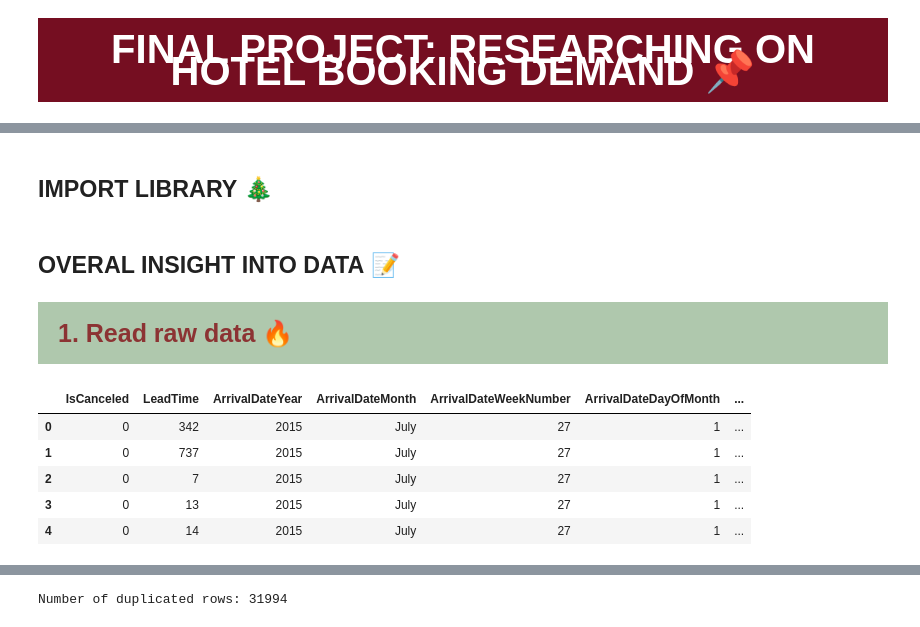
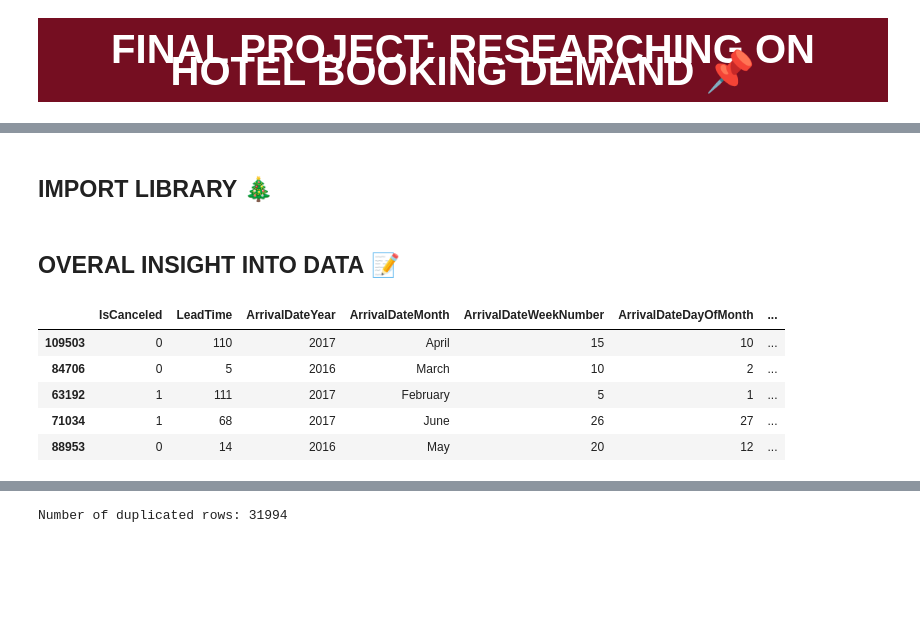
Before and after one commit to danghuynh-bit/LTKHDL_hotekbookingdemand, a Jupyter notebook: 02_Preprocessing.ipynb, the cells around one changed output, grey strips where cells are left out. Cells and saved outputs as stored; diff of their text form; code cells hidden in the pictures; blank space fills up the shorter version.

```diff
--- a/02_Preprocessing.ipynb
+++ b/02_Preprocessing.ipynb
@@ -9,5 +28,5 @@
 # %% [markdown]
-## **IMPORT LIBRARY** 🎄
+## **IMPORT LIBRARY** 🎄<a class="anchor" id="c1"></a>
 # %%
 import numpy as np
 import pandas as pd
@@ -16,17 +35,13 @@ from datetime import datetime
 # %% [markdown]
-## **OVERAL INSIGHT INTO DATA** 📝
+## **OVERAL INSIGHT INTO DATA** 📝<a class="anchor" id="c2"></a>
-# %% [markdown]
-<div style="text-align: left; font-family: 'Trebuchet MS', Arial, sans-serif; color: #8C3333; padding: 20px; font-size: 25px; font-weight: bold; border-radius: 0 0 0 0; background-color: #AFC8AD">
-  1. Read raw data 🔥
-</div>
 # %%
 pd.set_option('display.max_columns', None)
-raw_df = pd.read_csv('./data/raw.csv')
-raw_df.head()
+raw_df = pd.read_csv("./data/raw_data/raw_data.csv")
+raw_df.sample(5)
 # %% [output]
 |  | IsCanceled | LeadTime | ArrivalDateYear | ArrivalDateMonth | ArrivalDateWeekNumber | ArrivalDateDayOfMonth | ... |
-| 0 | 0 | 342 | 2015 | July | 27 | 1 | ... |
-| 1 | 0 | 737 | 2015 | July | 27 | 1 | ... |
-| 2 | 0 | 7 | 2015 | July | 27 | 1 | ... |
-| 3 | 0 | 13 | 2015 | July | 27 | 1 | ... |
-| 4 | 0 | 14 | 2015 | July | 27 | 1 | ... |
+| 109503 | 0 | 110 | 2017 | April | 15 | 10 | ... |
+| 84706 | 0 | 5 | 2016 | March | 10 | 2 | ... |
+| 63192 | 1 | 111 | 2017 | February | 5 | 1 | ... |
+| 71034 | 1 | 68 | 2017 | June | 26 | 27 | ... |
+| 88953 | 0 | 14 | 2016 | May | 20 | 12 | ... |
```
Also changed, not shown: parts of 88 cells of this notebook, 2 other files.
